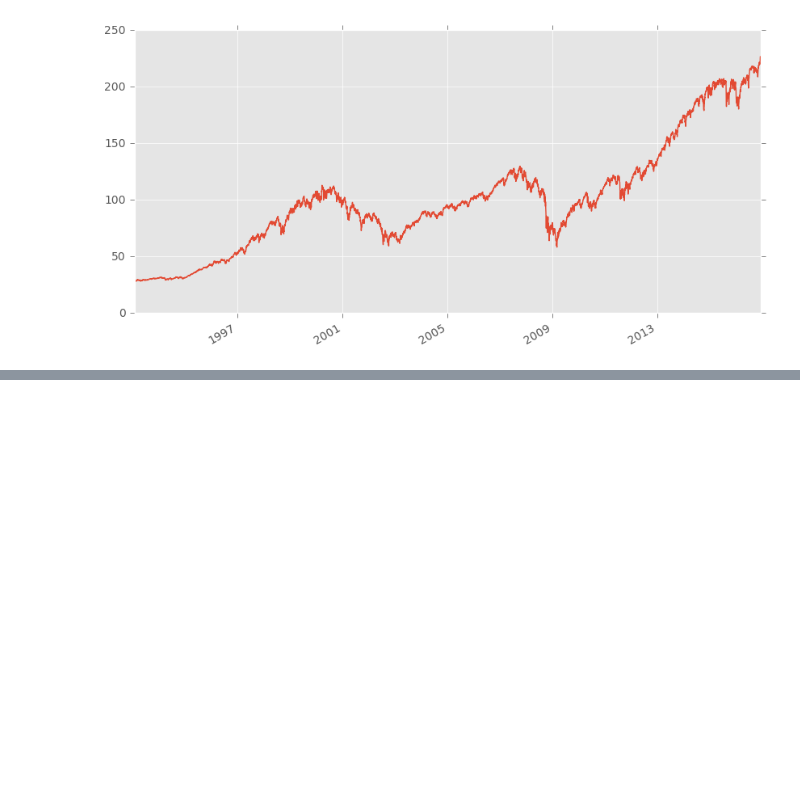
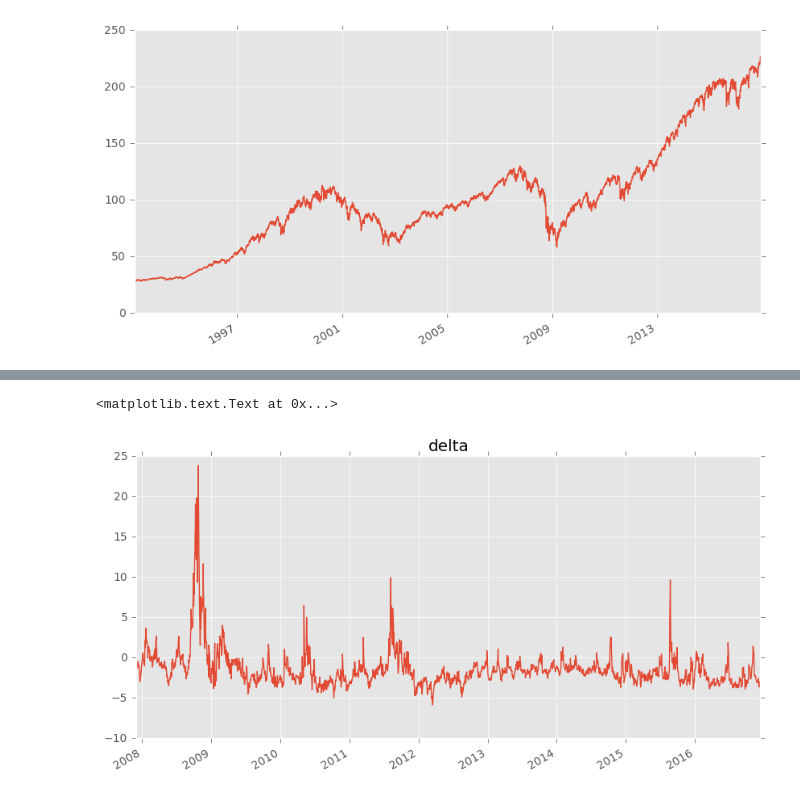
Before and after one commit to sjev/talks, a Jupyter notebook: pythonMeetupDec16/slides.ipynb, the cells around one changed output, grey strips where cells are left out. Saved outputs shown, nothing was run; the diff lists cells and outputs as text; code cells hidden in the pictures; blank space fills up the shorter version.

```diff
--- a/pythonMeetupDec16/slides.ipynb
+++ b/pythonMeetupDec16/slides.ipynb
@@ -150,0 +173,8 @@ Loading BokehJS ...
+# %%
+
+delta = volData.VIX - volData.VXV
+delta.plot()
+title('delta')
+# %% [output]
+<matplotlib.text.Text at 0x...>
+[figure, added]
```
Also changed, not shown: parts of 21 cells of this notebook.
